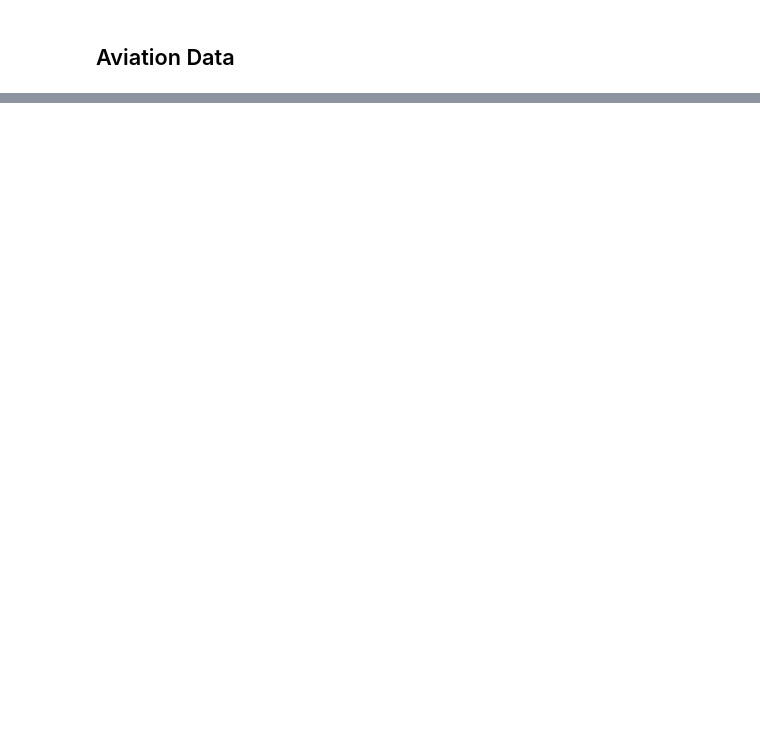
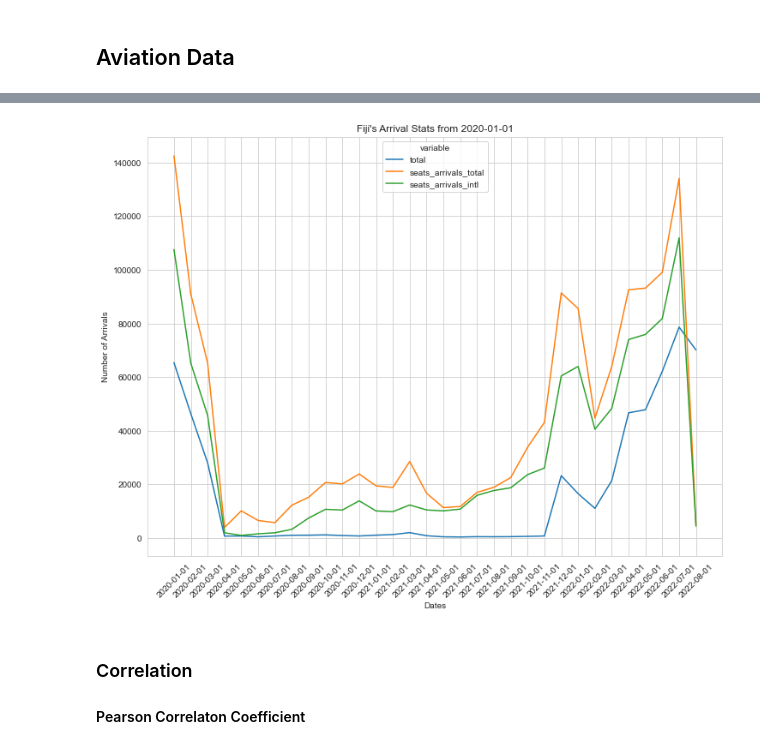
Before and after one commit to worldbank/pacific-observatory, a Jupyter notebook: scripts/notebooks/EDA-Fiji.ipynb, the cells around one changed output, grey strips where cells are left out. Drawn from its saved outputs; the diff is of its cells as text; code cells hidden in the pictures; blank space fills up the shorter version.

Commit message:
Include Fiji's init analysis

```diff
--- a/scripts/notebooks/EDA-Fiji.ipynb
+++ b/scripts/notebooks/EDA-Fiji.ipynb
@@ -77,0 +79,17 @@ fj_merged
+# %%
+viz_df = fj_merged[["dates", "total", "seats_arrivals_total", "seats_arrivals_intl"]]
+viz_df = pd.melt(viz_df, "dates")
+
+plt.figure(figsize=(12,9))
+sns.set_style("whitegrid")
+sns.lineplot(data=viz_df, x="dates", y="value", hue="variable")
+plt.xlabel("Dates")
+plt.ylabel("Number of Arrivals")
+plt.title("Fiji's Arrival Stats from 2020-01-01")
+plt.xticks(rotation=45)
+plt.show()
+# %% [output]
+[figure, added]
+# %% [markdown]
+### Correlation
+#### Pearson Correlaton Coefficient
```
Also changed, not shown: parts of 19 cells of this notebook, 3 other files.
